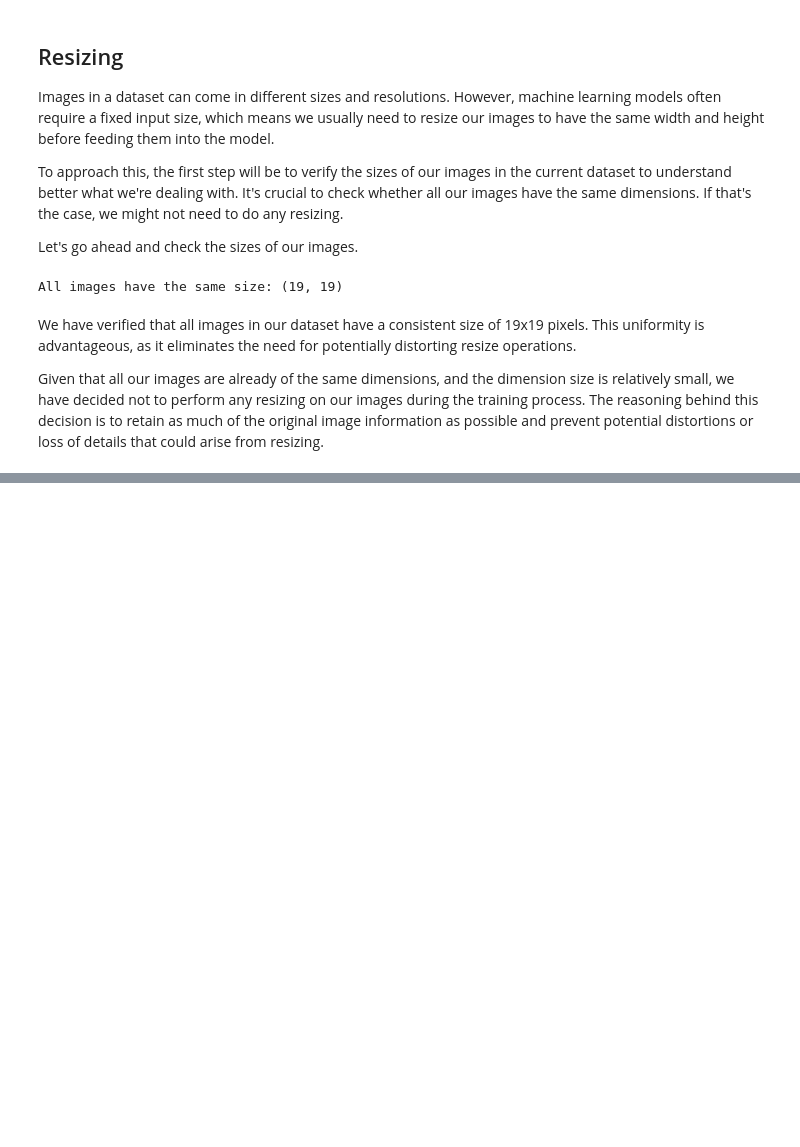
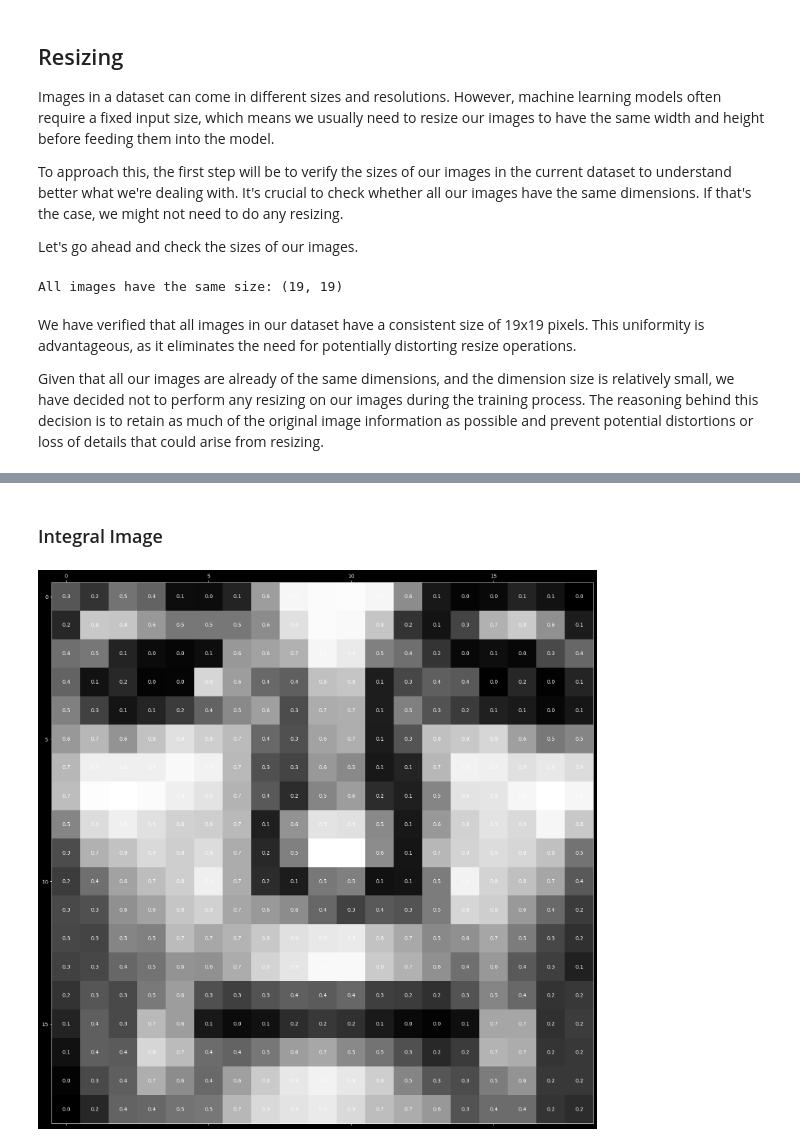
Before and after one commit to BRJoaquin/ml-ia-obligatorio, a Jupyter notebook: face_detector.ipynb, the cells around one changed output, grey strips where cells are left out. Drawn from its saved outputs; the diff is of its cells as text; code cells hidden in the pictures; blank space fills up the shorter version.

```diff
--- a/face_detector.ipynb
+++ b/face_detector.ipynb
@@ -244,14 +279,11 @@ The function `equalize_hist` from `skimage.exposure` module will be used for thi
 
 Let's proceed with the preprocessing.
 # %%
-import matplotlib.pyplot as plt
-from skimage.exposure import equalize_hist
-
 # Choose an image to transform
-image_index = 1269
+test_image_index = min(1269, len(X_train) - 1)
 
 # Equalize histogram
-original_image = X_train[image_index]
+original_image = X_train[test_image_index]
 image_equalized = equalize_hist(original_image)
 
 fig, ax = plt.subplots(1, 2, figsize=(12, 6))
@@ -306,0 +365,19 @@ Given that all our images are already of the same dimensions, and the dimension
+# %% [markdown]
+### Integral Image
+# %%
+image = X_train_norm[test_image_index]
+
+fig, ax = plt.subplots(figsize=(image.shape[0], image.shape[1]))
+
+min_val, max_val = image.min(), image.max()
+
+ax.matshow(image, cmap='gray')
+
+for i in range(image.shape[1]):
+    for j in range(image.shape[0]):
+        c = np.round(image[j,i],1)
+        ax.text(i, j, str(c), va='center', ha='center')
+
+plt.show()
+# %% [output]
+[figure, added]
```
Also changed, not shown: parts of 40 cells of this notebook, 2 other files.
